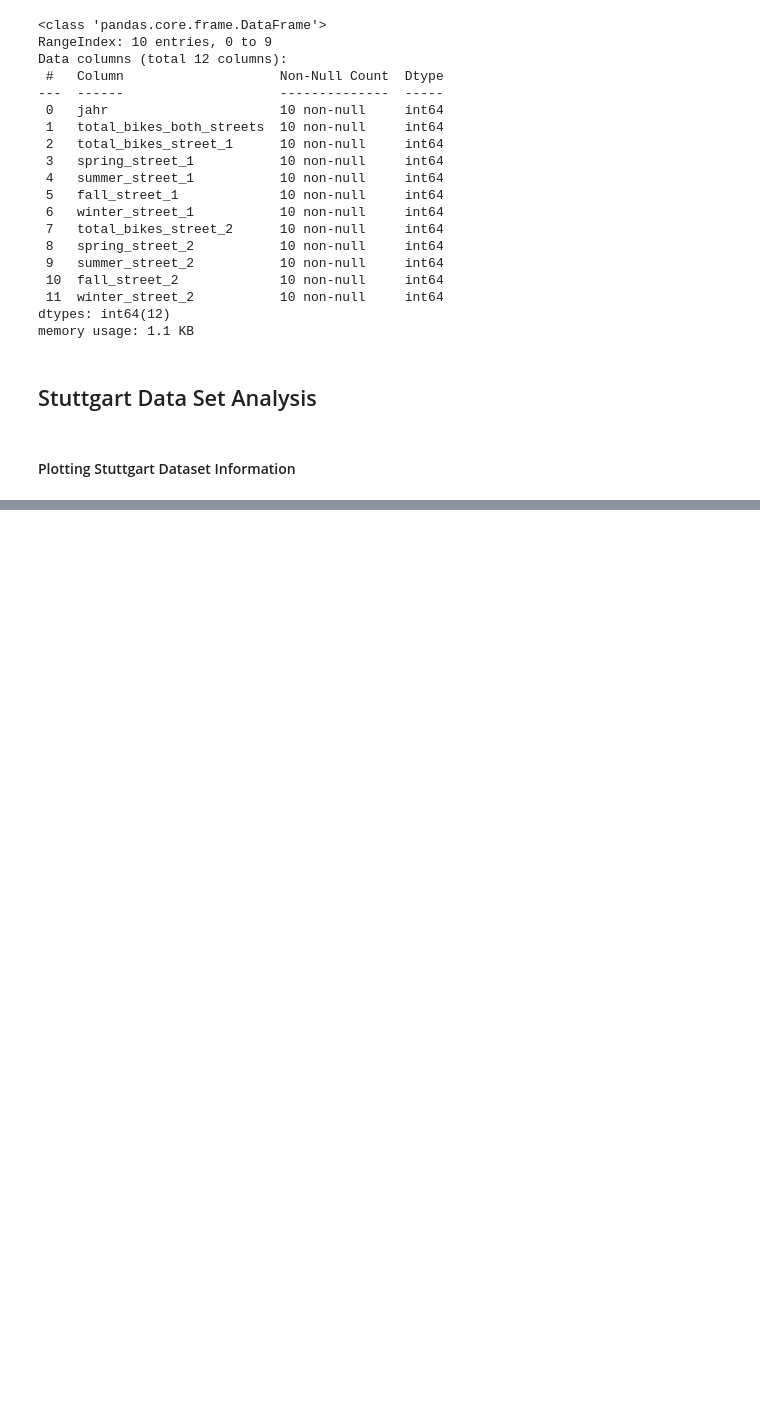
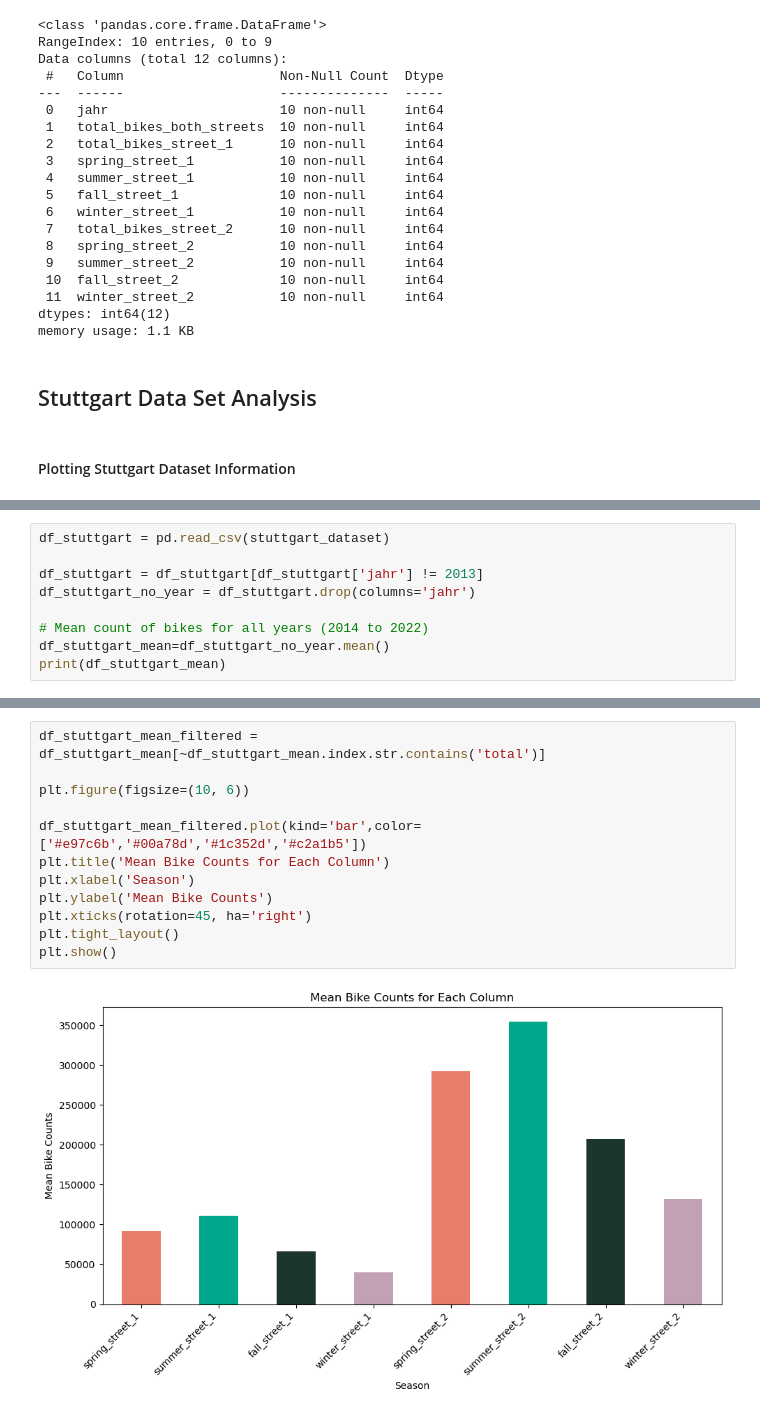
Before and after one commit to caropaezBSH/CaroPeThesis, a Jupyter notebook: Stuttgart_Notebook.ipynb, the cells around one changed output, grey strips where cells are left out. Saved outputs shown, nothing was run; the diff lists cells and outputs as text; blank space fills up the shorter version.

Commit message:
added statistics for Stuttgart's Notebook

```diff
--- a/Stuttgart_Notebook.ipynb
+++ b/Stuttgart_Notebook.ipynb
@@ -116,0 +128,9 @@ plt.show()
+# %%
+df_stuttgart = pd.read_csv(stuttgart_dataset)
+
+df_stuttgart = df_stuttgart[df_stuttgart['jahr'] != 2013]
+df_stuttgart_no_year = df_stuttgart.drop(columns='jahr')
+
+# Mean count of bikes for all years (2014 to 2022)
+df_stuttgart_mean=df_stuttgart_no_year.mean()
+print(df_stuttgart_mean)
@@ -116,0 +150,14 @@ plt.show()
+# %%
+df_stuttgart_mean_filtered = df_stuttgart_mean[~df_stuttgart_mean.index.str.contains('total')]
+
+plt.figure(figsize=(10, 6))
+
+df_stuttgart_mean_filtered.plot(kind='bar',color=['#e97c6b','#00a78d','#1c352d','#c2a1b5'])
+plt.title('Mean Bike Counts for Each Column')
+plt.xlabel('Season')
+plt.ylabel('Mean Bike Counts')
+plt.xticks(rotation=45, ha='right')
+plt.tight_layout()
+plt.show()
+# %% [output]
+[figure, added]
```
Also changed, not shown: parts of 9 cells of this notebook.
